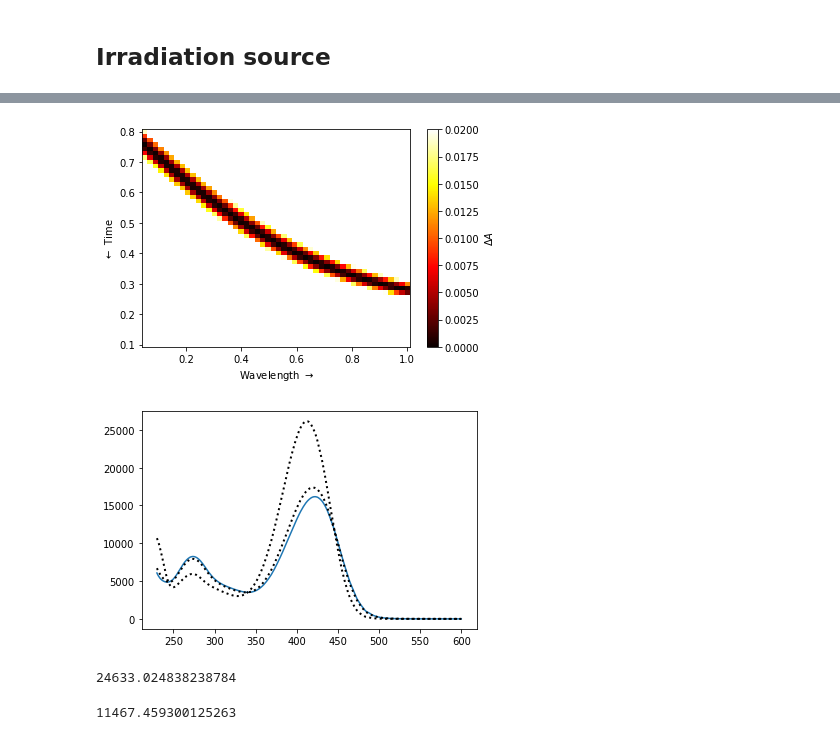
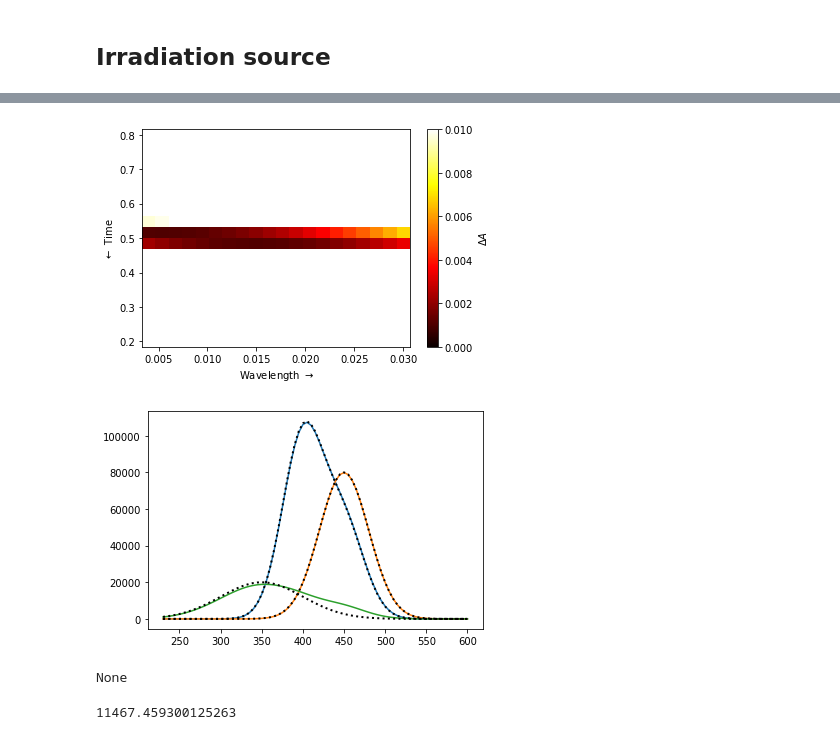
Before and after one commit to dmadea/Jupyter-Tutorials, a Jupyter notebook: Photoreaction kinetics/Simulation-general.ipynb, the cells around one changed output, grey strips where cells are left out. Cells and saved outputs as stored; diff of their text form; code cells hidden in the pictures.

```diff
--- a/Photoreaction kinetics/Simulation-general.ipynb
+++ b/Photoreaction kinetics/Simulation-general.ipynb
@@ -377,13 +388,0 @@ plt.show()
-# %%
-D = C @ ST
-
-plot_dataset(D, step=2, filepath='low_conc_dataset.png')
-# plot_matrix(times, wavelengths, D)
-
-U, S, VT = svd(D, full_matrices=False)
-rank = 2
-Ur = U[:, :rank]
-Sr = S[:rank]
-VrT = VT[:rank]
-# plot_matrix(wavelengths, wavelengths, VrT.T @ VrT, cmap='seismic')
-# VrT @ VrT.T
@@ -400,13 +422,11 @@ plt.show()
 # %%
-
-
-T = np.eye(2)
+T = np.eye(3)
 ts = T.flatten()
 def get_T(ts):
     ts = np.asarray(ts)
-    return ts.reshape((ts.shape[0] // 2, ts.shape[0] // 2))
+    return ts.reshape((ts.shape[0] // 3, ts.shape[0] // 3))
 
-T = get_T([1, 0, -1, 1])
+# T = get_T([1, 0, -1, 1])
 
 
 def get_solution(T, U, S, VT):
@@ -415,8 +435,11 @@ def get_solution(T, U, S, VT):
 
     return _C, _ST
 
-T_base = lstsq(C, Sr * Ur, rcond=None)[0]
+T_base = ST @ VT.T
 T_base
+# S_est = T_base @ VT
+# plt.plot(wavelengths, S_est.T)
+# plt.show()
 
 # _C, _ST = get_solution(T, Ur, Sr, VrT)
 # plt.plot(times, _C)
@@ -527,6 +596,6 @@ get_solution()
 # %%
-idx = find_nearest_idx(wavelengths, 415)
-eps_at_415 = ST[:, idx]
+# idx = find_nearest_idx(wavelengths, 415)
+# eps_at_415 = ST[:, idx]
 
 # QY_ZE_idx, QY_EZ_idx
 
@@ -535,11 +604,14 @@ def plot_spectra_all(QY_ZE_value, QY_EZ_value):
     QY_ZE_idx = find_nearest_idx(QY_ZE, QY_ZE_value)
     QY_EZ_idx = find_nearest_idx(QY_EZ, QY_EZ_value)
 
-    ts = T_fits[QY_ZE_idx, QY_EZ_idx]
-    ST_E = ts @ VrT
+    T = T_fits[QY_ZE_idx, QY_EZ_idx, ...]
+    ST_est = T @ VT
 
-    plt.plot(wavelengths, ST_E)
+    plt.plot(wavelengths, ST_est.T)
     plt.plot(wavelengths, ST.T, color='k', lw=2, ls=':')
     plt.show()
 
-    return QY_ZE_value * eps_at_415[0] + QY_EZ_value * ST_E[idx]
+#     return QY_ZE_value * eps_at_415[0] + QY_EZ_value * ST_E[idx]
+
+plot_spectra_all(0.5, 0.33)
+# QY_ZE, QY_EZ
@@ -617,28 +681,28 @@ array([[2.71428571e-01, 9.61224490e-01, 1.34223740e+04],
 # %%
-plot_matrix(QY_ZE, QY_EZ, Err_matrix, cmap='hot', zlim=(0, 0.02))
+plot_matrix(QY_ZE, QY_Dec, Err_matrix, cmap='hot', zlim=(0, 0.01))
 # plot_matrix(QY_ZE, QY_EZ, values_at_415, cmap='seismic')
 # plot_matrix(QY_ZE, QY_EZ, lambdas, cmap='hot')
 
-a = plot_spectra_all(0.4, 0.9)
+a = plot_spectra_all(0.5, 0.33)
 print(a)
 
 # D_fit, C_fit, ST_fit, fitted_params = plot_solution([0.5, 0.4], plot=False)
 
 # res = D - D_fit
 # plot_matrix(times, wavelengths, res, cmap='seismic')
 
 # plt.plot(wavelengths, ST_fit.T)
 # plt.plot(wavelengths, ST.T, color='k', lw=2, ls=':')
 # plt.show()
 
 # plt.plot(times, C_fit)
 # plt.plot(times, C, color='k', lw=2, ls=':')
 
 # plt.show()
 # %% [output]
-[figure, old version]
+[figure, new version]
-[figure, old version]
+[figure, new version]
-24633.024838238784
+None
 # %%
 # phi = 20752 = 0.6 * 26024
 
```
Also changed, not shown: parts of 12 cells of this notebook, 3 other files.
